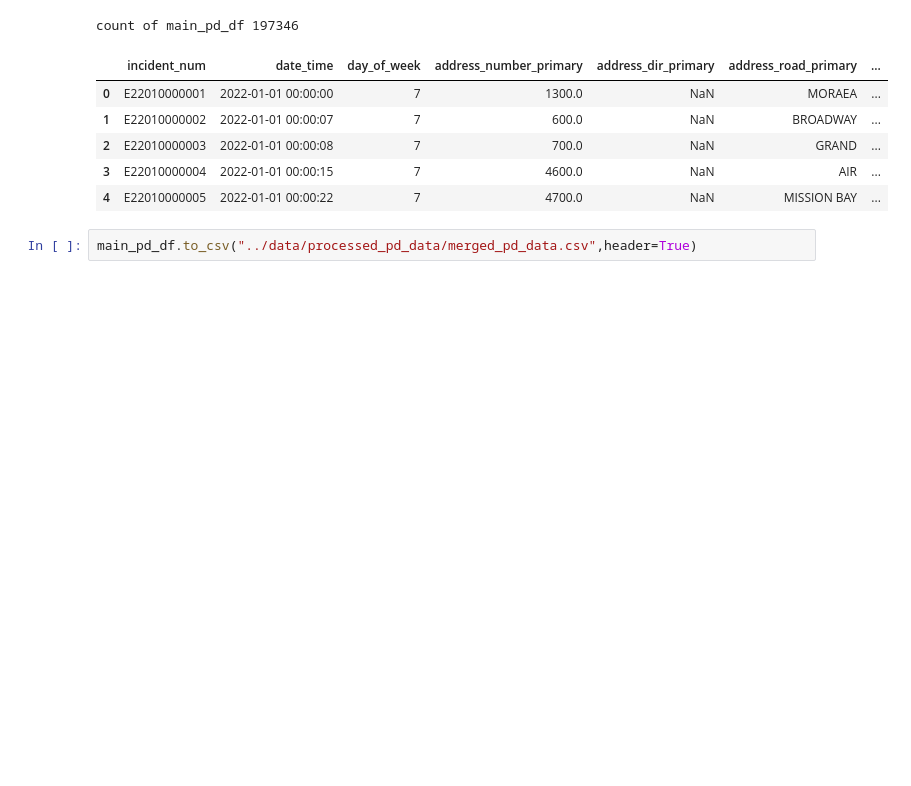
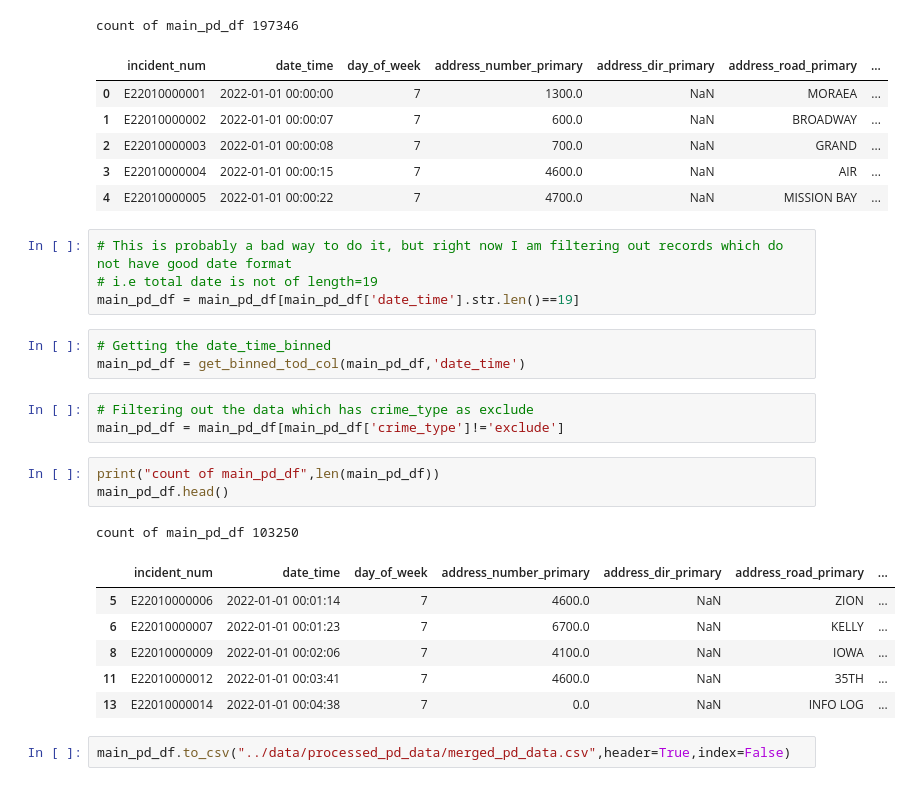
Before and after one commit to amoltkale/san_diego_crime_knowledge_graph, a Jupyter notebook: data_cleaning_and_integration/pd_data_merging.ipynb, the cells around one changed output. Drawn from its saved outputs; the diff is of its cells as text; blank space fills up the shorter version.

Commit message:
removed exclude crime_type and binned the date and saved merged file

```diff
--- a/data_cleaning_and_integration/pd_data_merging.ipynb
+++ b/data_cleaning_and_integration/pd_data_merging.ipynb
@@ -133,5 +134,26 @@ count of main_pd_df 197346
 | 2 | E22010000003 | 2022-01-01 00:00:08 | 7 | 700.0 | NaN | GRAND | ... |
 | 3 | E22010000004 | 2022-01-01 00:00:15 | 7 | 4600.0 | NaN | AIR | ... |
 | 4 | E22010000005 | 2022-01-01 00:00:22 | 7 | 4700.0 | NaN | MISSION BAY | ... |
+# %%
+# This is probably a bad way to do it, but right now I am filtering out records which do not have good date format
+# i.e total date is not of length=19
+main_pd_df = main_pd_df[main_pd_df['date_time'].str.len()==19]
+# %%
+# Getting the date_time_binned
+main_pd_df = get_binned_tod_col(main_pd_df,'date_time')
+# %%
+# Filtering out the data which has crime_type as exclude
+main_pd_df = main_pd_df[main_pd_df['crime_type']!='exclude']
+# %%
+print("count of main_pd_df",len(main_pd_df))
+main_pd_df.head()
+# %% [output]
+count of main_pd_df 103250
+|  | incident_num | date_time | day_of_week | address_number_primary | address_dir_primary | address_road_primary | ... |
+| 5 | E22010000006 | 2022-01-01 00:01:14 | 7 | 4600.0 | NaN | ZION | ... |
+| 6 | E22010000007 | 2022-01-01 00:01:23 | 7 | 6700.0 | NaN | KELLY | ... |
+| 8 | E22010000009 | 2022-01-01 00:02:06 | 7 | 4100.0 | NaN | IOWA | ... |
+| 11 | E22010000012 | 2022-01-01 00:03:41 | 7 | 4600.0 | NaN | 35TH | ... |
+| 13 | E22010000014 | 2022-01-01 00:04:38 | 7 | 0.0 | NaN | INFO LOG | ... |
 # %%
-main_pd_df.to_csv("../data/processed_pd_data/merged_pd_data.csv",header=True)
+main_pd_df.to_csv("../data/processed_pd_data/merged_pd_data.csv",header=True,index=False)
```
Also changed, not shown: parts of 1 cell of this notebook.
